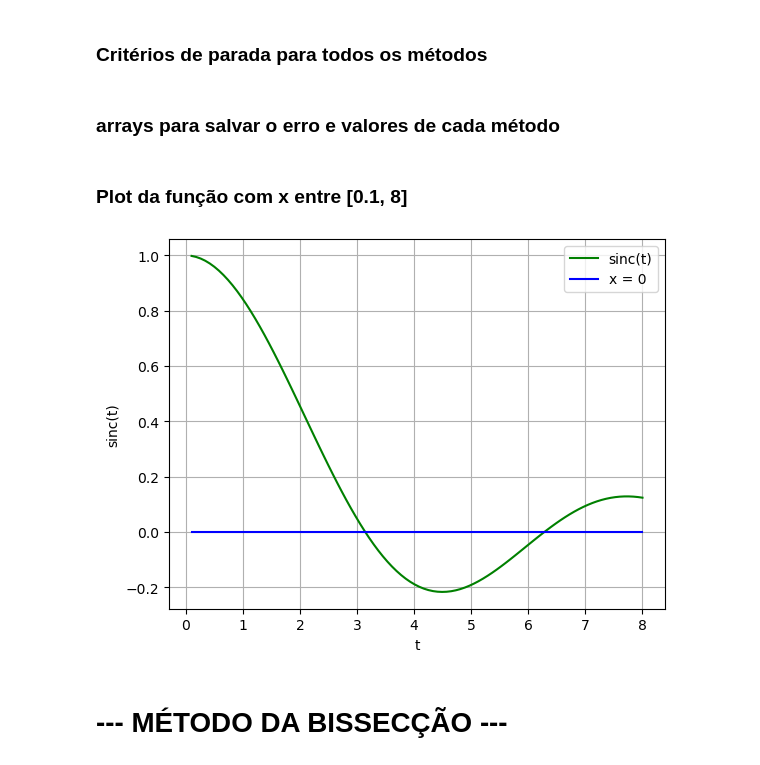
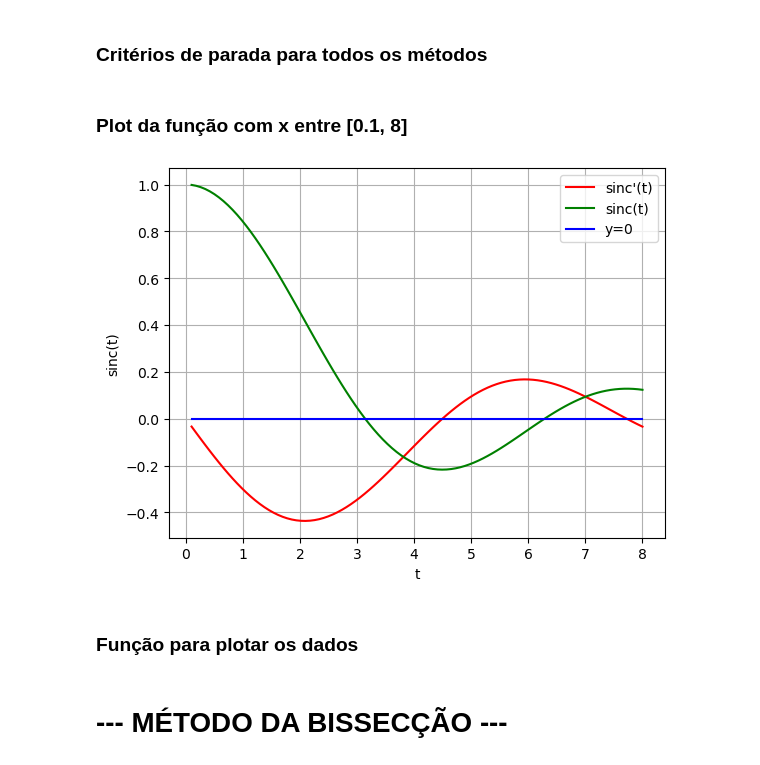
Before and after one commit to AlisonTristao/calculo_numeric, a Jupyter notebook: trabalho_1/atividade_1/main.ipynb, the cells around one changed output. Cells and saved outputs as stored; diff of their text form; code cells hidden in the pictures.

```diff
--- a/trabalho_1/atividade_1/main.ipynb
+++ b/trabalho_1/atividade_1/main.ipynb
@@ -10,7 +10,10 @@ import matplotlib.pyplot as plt
 # %%
-def sinc_func(x):
+def sinc(x):
     if(x == 0): return 1                # divisao por zero
     else:       return math.sin(x)/x
+
+def sinc_linha(x):
+    return (x*math.cos(x) - math.sin(x))/x**2
 # %% [markdown]
 ### Critérios de parada para todos os métodos
 # %%
@@ -22,2 +31,0 @@ error = 1e-6
-# %% [markdown]
-### arrays para salvar o erro e valores de cada método
@@ -42,14 +34,18 @@ values_sec  = []
 # %%
 x = np.linspace(0.1, 8, 100)
 y0 = np.zeros(100)
-y1 = [sinc_func(i) for i in x]
+y1 = [sinc(i) for i in x]
+y2 = [sinc_linha(i) for i in x]
 
+plt.plot(x, y2, 'r')
 plt.plot(x, y1, 'g')
 plt.plot(x, y0, 'b')
 plt.xlabel('t')
 plt.ylabel('sinc(t)')
 plt.grid(True)
-plt.legend(['sinc(t)', 'x = 0'])
+plt.legend(['sinc\'(t)', 'sinc(t)', 'y=0'])
 plt.show()
 # %% [output]
-[figure, old version]
+[figure, new version]
+# %% [markdown]
+### Função para plotar os dados
```
Also changed, not shown: parts of 29 cells of this notebook, 1 other file.
